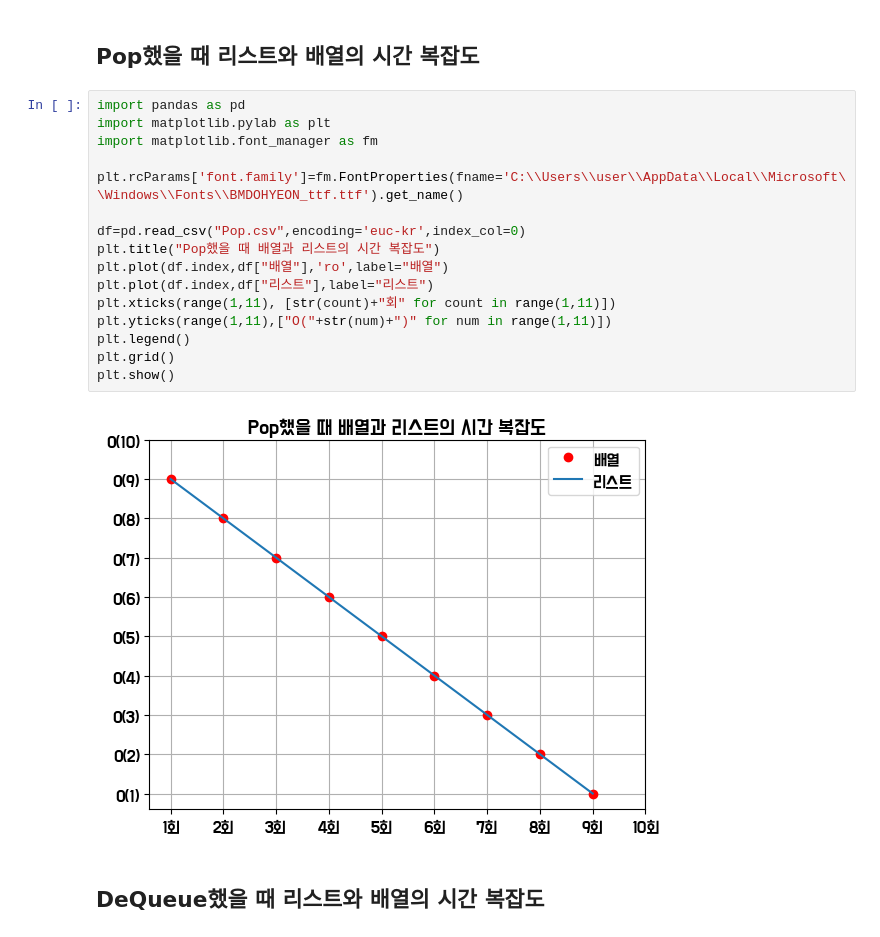
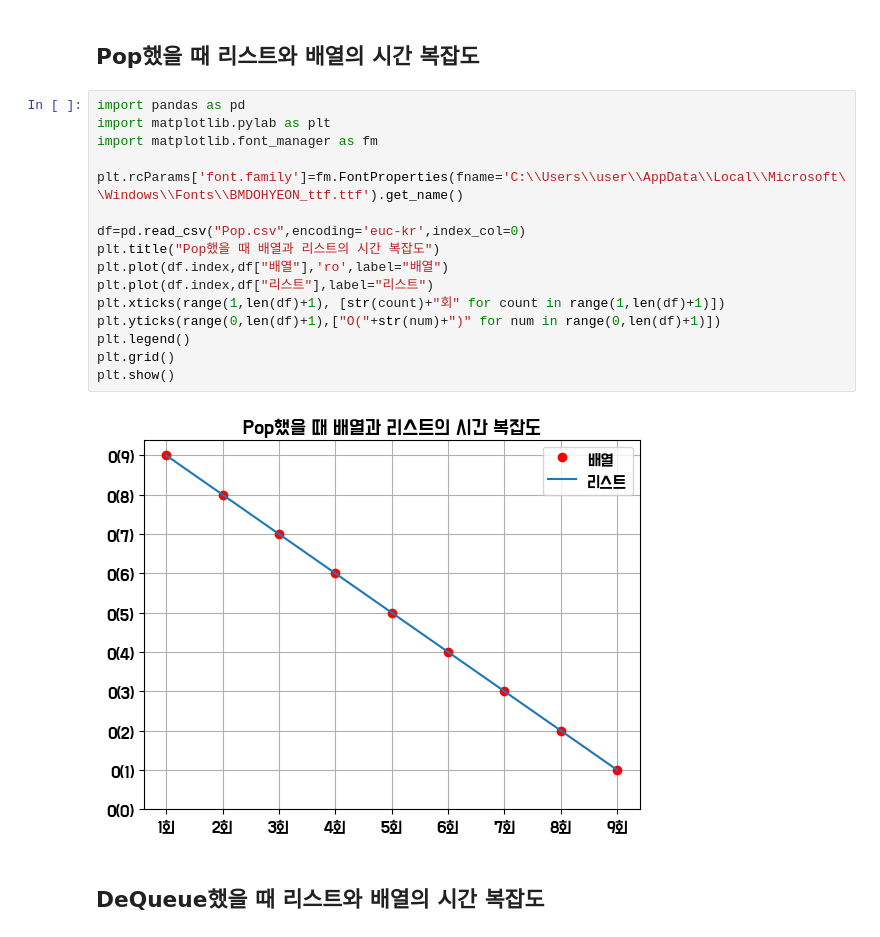
Before and after one commit to 2355009/ListvsArray, a Jupyter notebook: 포트폴리오.ipynb, the cells around one changed output. Cells and saved outputs as stored; diff of their text form.

```diff
--- a/포트폴리오.ipynb
+++ b/포트폴리오.ipynb
@@ -63,21 +64,21 @@ plt.show()
 # %%
 import pandas as pd
 import matplotlib.pylab as plt
 import matplotlib.font_manager as fm
 
 plt.rcParams['font.family']=fm.FontProperties(fname='C:\\Users\\user\\AppData\\Local\\Microsoft\\Windows\\Fonts\\BMDOHYEON_ttf.ttf').get_name()
 
 df=pd.read_csv("Pop.csv",encoding='euc-kr',index_col=0)
 plt.title("Pop했을 때 배열과 리스트의 시간 복잡도")
 plt.plot(df.index,df["배열"],'ro',label="배열")
 plt.plot(df.index,df["리스트"],label="리스트")
-plt.xticks(range(1,11), [str(count)+"회" for count in range(1,11)])
-plt.yticks(range(1,11),["O("+str(num)+")" for num in range(1,11)])
+plt.xticks(range(1,len(df)+1), [str(count)+"회" for count in range(1,len(df)+1)])
+plt.yticks(range(0,len(df)+1),["O("+str(num)+")" for num in range(0,len(df)+1)])
 plt.legend()
 plt.grid()
 plt.show()
 # %% [output]
-[figure, old version]
+[figure, new version]
 # %% [markdown]
 <h2>DeQueue했을 때 리스트와 배열의 시간 복잡도
 # %%
```
Also changed, not shown: parts of 3 cells of this notebook, 2 other files.
